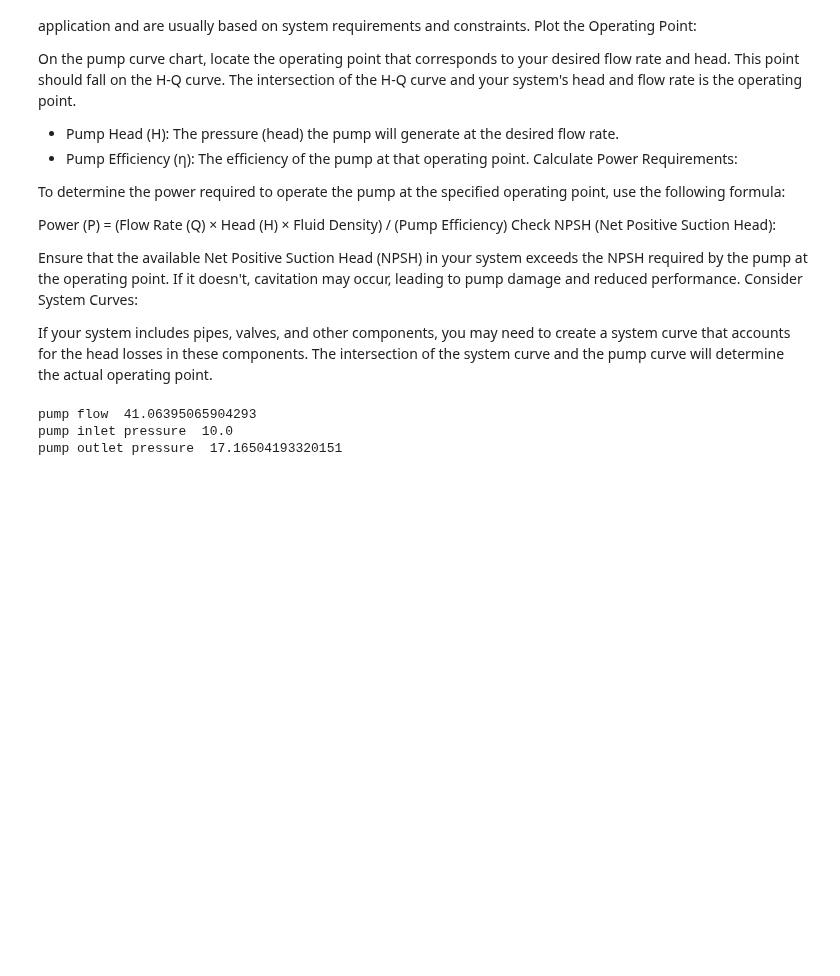
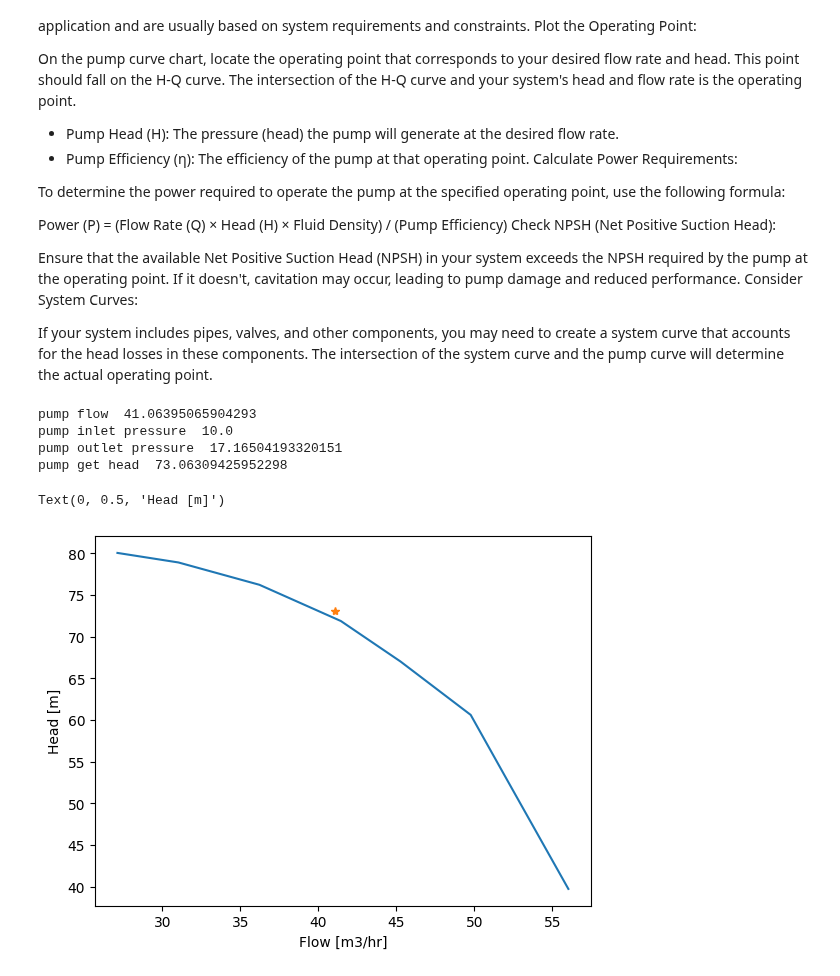
Before and after one commit to EvenSol/NeqSim-Colab, a Jupyter notebook: notebooks/process/pumps.ipynb, the cells around one changed output. Drawn from its saved outputs; the diff is of its cells as text; code cells hidden in the pictures; blank space fills up the shorter version.

```diff
--- a/notebooks/process/pumps.ipynb
+++ b/notebooks/process/pumps.ipynb
@@ -108,7 +108,19 @@ pump1.run()
 print('pump flow ', pump1.getInStream().getFlowRate('m3/hr'))
 print('pump inlet pressure ', pump1.getInStream().getPressure('bara'))
 print('pump outlet pressure ', pump1.getOutStream().getPressure('bara'))
+
+print('pump get head ', pump1.getPumpChart().getHead(pump1.getInStream().getFlowRate('m3/hr'), pump1.getSpeed()))
 # %% [output]
 pump flow  41.06395065904293
 pump inlet pressure  10.0
 pump outlet pressure  17.16504193320151
+pump get head  73.06309425952298
+# %%
+import matplotlib.pyplot as plt
+plt.plot(flow[0], head[0])
+plt.plot(pump1.getInStream().getFlowRate('m3/hr'), pump1.getPumpChart().getHead(pump1.getInStream().getFlowRate('m3/hr'), pump1.getSpeed()), marker='*')
+plt.xlabel('Flow [m3/hr]')
+plt.ylabel('Head [m]')
+# %% [output]
+Text(0, 0.5, 'Head [m]')
+[figure, added]
```
